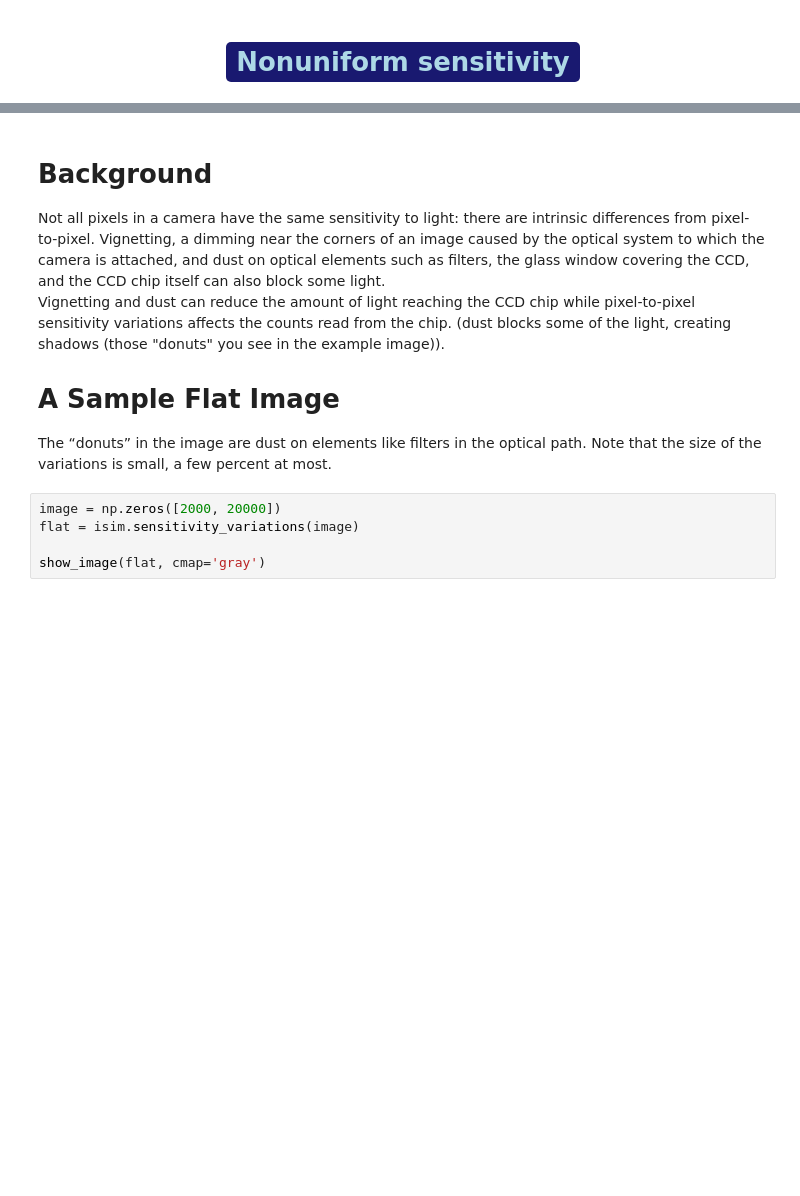
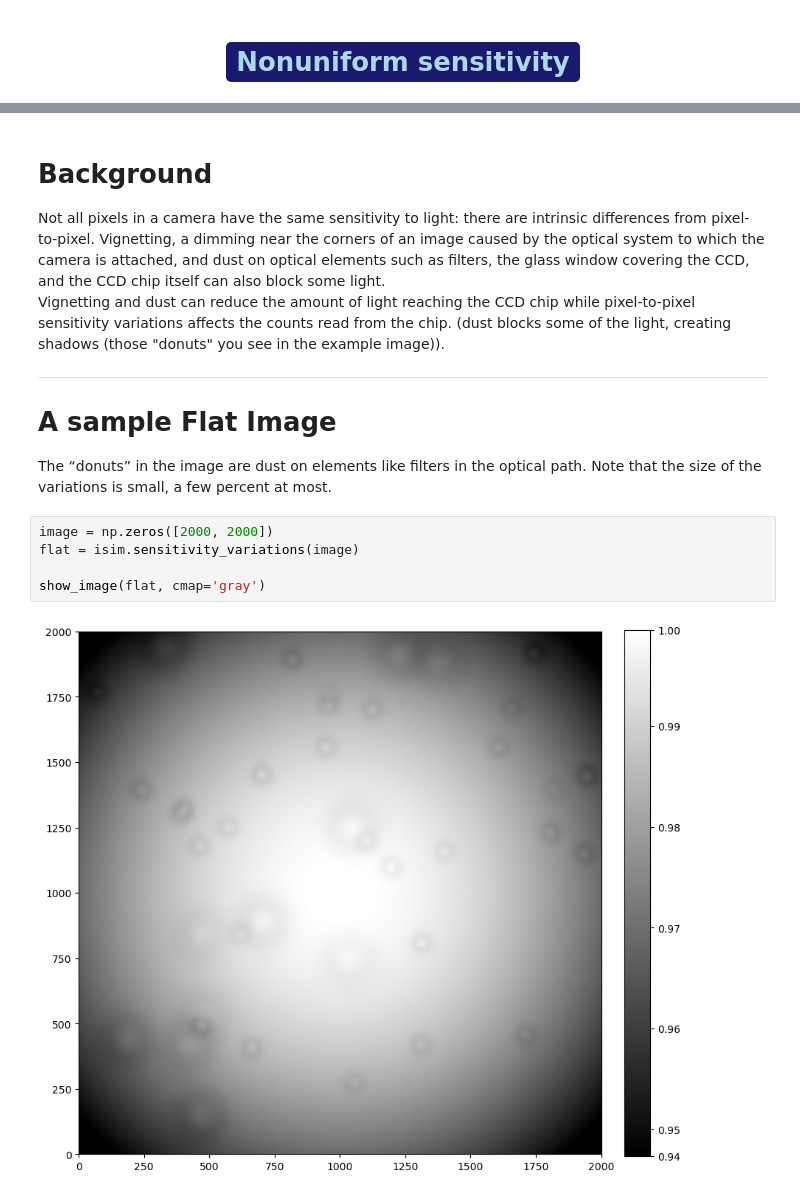
Before and after one commit to nyny2903/astropy-coisas, a Jupyter notebook: Astropy_tutorials/astropy01.3.ipynb, the cells around one changed output, grey strips where cells are left out. Saved outputs shown, nothing was run; the diff lists cells and outputs as text; blank space fills up the shorter version.

```diff
--- a/Astropy_tutorials/astropy01.3.ipynb
+++ b/Astropy_tutorials/astropy01.3.ipynb
@@ -18,14 +19,17 @@ import image_sim as isim #auxiliary library containing all the functions for gen
 
 Not all pixels in a camera have the same sensitivity to light: there are intrinsic differences from pixel-to-pixel. Vignetting, a dimming near the corners of an image caused by the optical system to which the camera is attached, and dust on optical elements such as filters, the glass window covering the CCD, and the CCD chip itself can also block some light.<br>Vignetting and dust can reduce the amount of light reaching the CCD chip while pixel-to-pixel sensitivity variations affects the counts read from the chip. (dust blocks some of the light, creating shadows (those "donuts" you see in the example image)).
 
-# A Sample Flat Image
+---
+# A sample Flat Image
 
 The “donuts” in the image are dust on elements like filters in the optical path. Note that the size of the variations is small, a few percent at most.
-# %%
-image = np.zeros([2000, 20000])
-flat = isim.sensitivity_variations(image)
-
-show_image(flat, cmap='gray')
+# %%
+image = np.zeros([2000, 2000])
+flat = isim.sensitivity_variations(image)
+
+show_image(flat, cmap='gray')
+# %% [output]
+[figure, added]
 # %% [markdown]
 # Effect of nonuniform sensitivity on images
 
```
Also changed, not shown: parts of 7 cells of this notebook.
